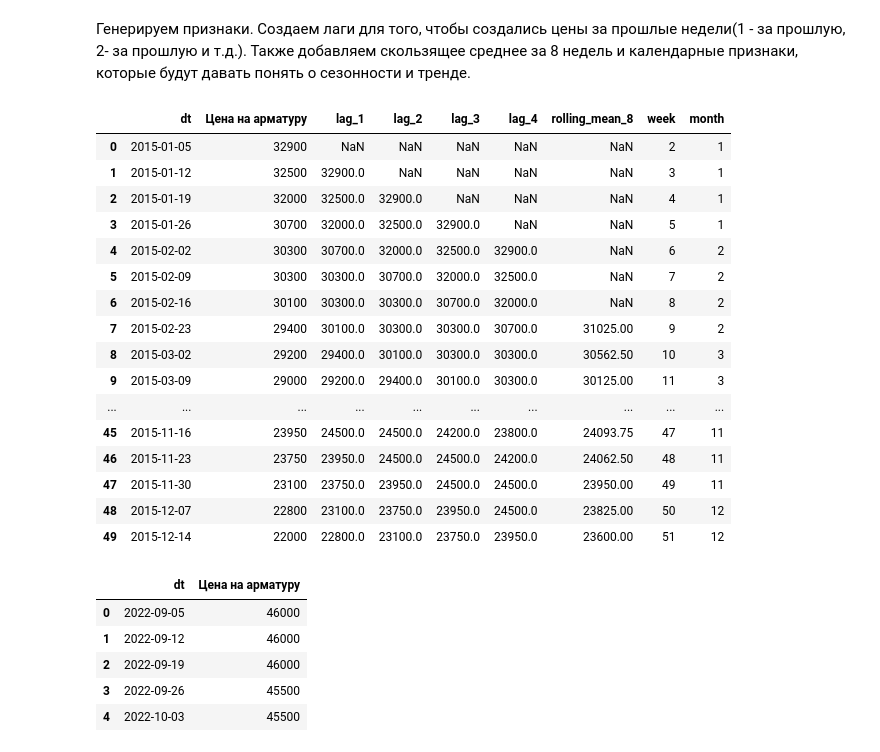
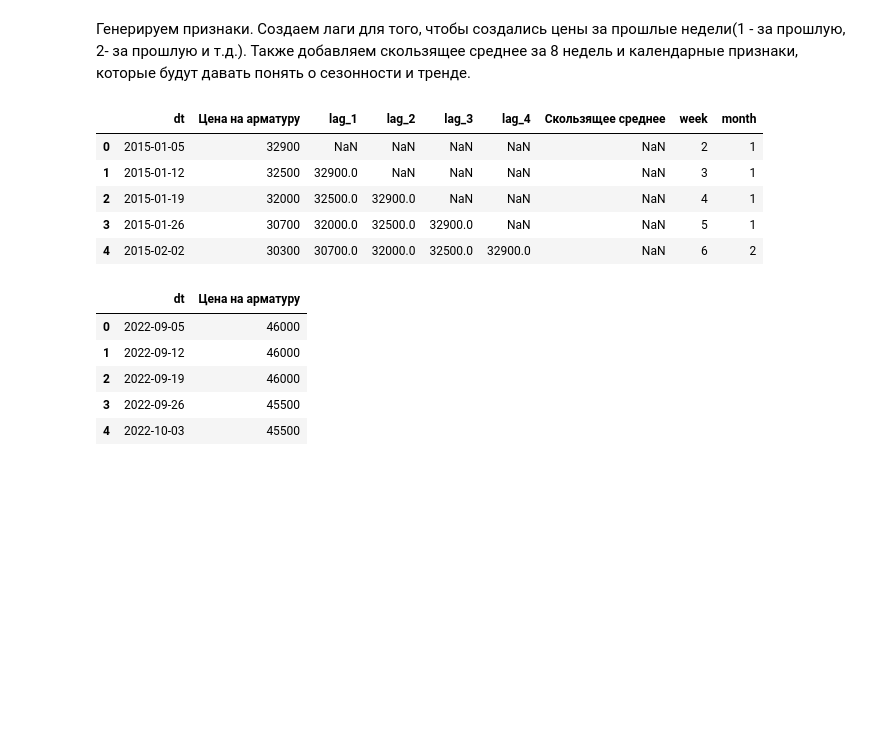
Before and after one commit to darinbtw/intensiv_3, a Jupyter notebook: vladislav_work/main_work.ipynb, the cells around one changed output. Cells and saved outputs as stored; diff of their text form; code cells hidden in the pictures; blank space fills up the shorter version.

```diff
--- a/vladislav_work/main_work.ipynb
+++ b/vladislav_work/main_work.ipynb
@@ -26,10 +12,6 @@ import pandas as pd
 train = pd.read_excel("train.xlsx")
 test = pd.read_excel("test.xlsx")
 
-# Преобразование даты
-train['dt'] = pd.to_datetime(train['dt'])
-test['dt'] = pd.to_datetime(test['dt'])
-
 # Сортировка по дате
 train = train.sort_values('dt').reset_index(drop=True)
 test = test.sort_values('dt').reset_index(drop=True)
@@ -66,25 +48,14 @@ train['Скользящее среднее'] = train['Цена на армату
 train['week'] = train['dt'].dt.isocalendar().week
 train['month'] = train['dt'].dt.month
 # %%
-train.head(50)
+train.head()
 # %% [output]
-|  | dt | Цена на арматуру | lag_1 | lag_2 | lag_3 | lag_4 | rolling_mean_8 | week | month |
+|  | dt | Цена на арматуру | lag_1 | lag_2 | lag_3 | lag_4 | Скользящее среднее | week | month |
 | 0 | 2015-01-05 | 32900 | NaN | NaN | NaN | NaN | NaN | 2 | 1 |
 | 1 | 2015-01-12 | 32500 | 32900.0 | NaN | NaN | NaN | NaN | 3 | 1 |
 | 2 | 2015-01-19 | 32000 | 32500.0 | 32900.0 | NaN | NaN | NaN | 4 | 1 |
 | 3 | 2015-01-26 | 30700 | 32000.0 | 32500.0 | 32900.0 | NaN | NaN | 5 | 1 |
 | 4 | 2015-02-02 | 30300 | 30700.0 | 32000.0 | 32500.0 | 32900.0 | NaN | 6 | 2 |
-| 5 | 2015-02-09 | 30300 | 30300.0 | 30700.0 | 32000.0 | 32500.0 | NaN | 7 | 2 |
-| 6 | 2015-02-16 | 30100 | 30300.0 | 30300.0 | 30700.0 | 32000.0 | NaN | 8 | 2 |
-| 7 | 2015-02-23 | 29400 | 30100.0 | 30300.0 | 30300.0 | 30700.0 | 31025.00 | 9 | 2 |
-| 8 | 2015-03-02 | 29200 | 29400.0 | 30100.0 | 30300.0 | 30300.0 | 30562.50 | 10 | 3 |
-| 9 | 2015-03-09 | 29000 | 29200.0 | 29400.0 | 30100.0 | 30300.0 | 30125.00 | 11 | 3 |
-| ... | ... | ... | ... | ... | ... | ... | ... | ... | ... |
-| 45 | 2015-11-16 | 23950 | 24500.0 | 24500.0 | 24200.0 | 23800.0 | 24093.75 | 47 | 11 |
-| 46 | 2015-11-23 | 23750 | 23950.0 | 24500.0 | 24500.0 | 24200.0 | 24062.50 | 48 | 11 |
-| 47 | 2015-11-30 | 23100 | 23750.0 | 23950.0 | 24500.0 | 24500.0 | 23950.00 | 49 | 11 |
-| 48 | 2015-12-07 | 22800 | 23100.0 | 23750.0 | 23950.0 | 24500.0 | 23825.00 | 50 | 12 |
-| 49 | 2015-12-14 | 22000 | 22800.0 | 23100.0 | 23750.0 | 23950.0 | 23600.00 | 51 | 12 |
 # %%
 test.head()
 # %% [output]
```
Also changed, not shown: parts of 15 cells of this notebook, 2 other files.
